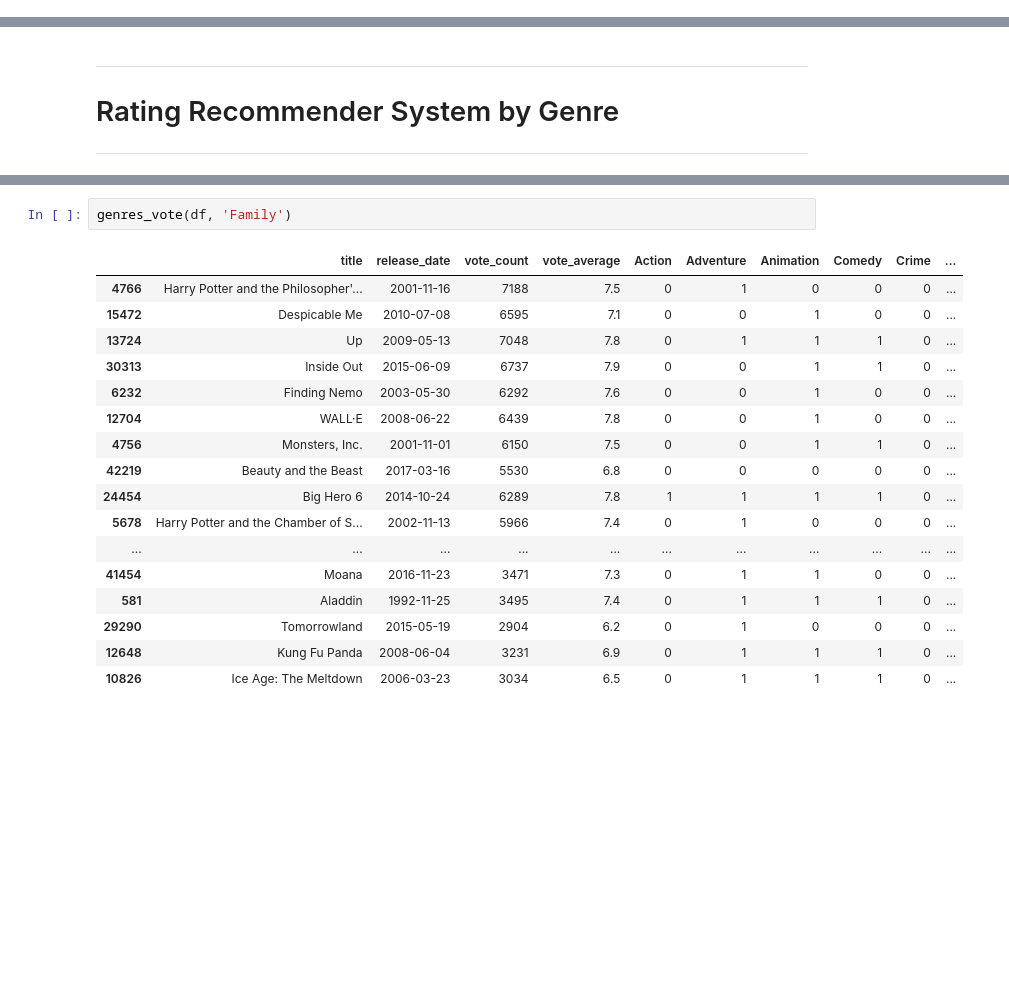
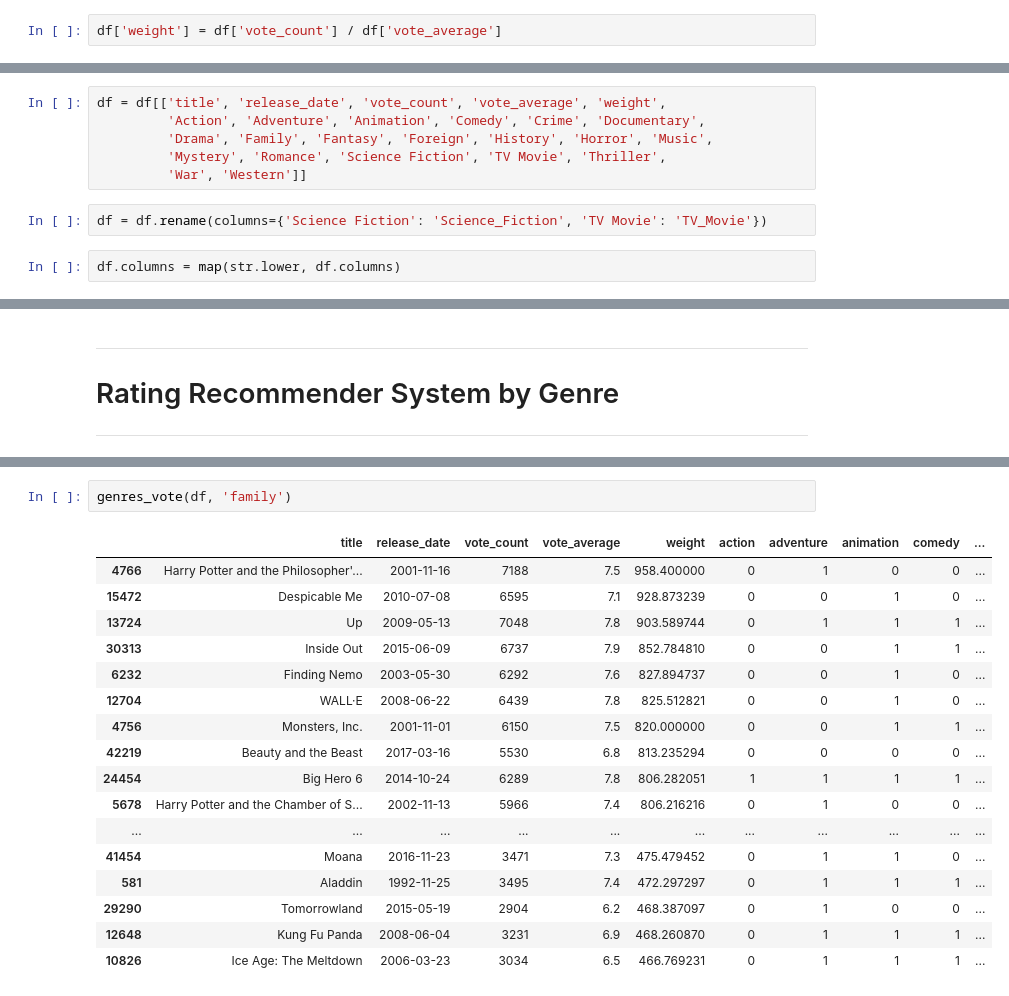
Before and after one commit to denissotnikov4/movie-recommender-systems, a Jupyter notebook: rating_recommendation_system.ipynb, the cells around one changed output, grey strips where cells are left out. Cells and saved outputs as stored; diff of their text form; blank space fills up the shorter version.

Commit message:
Renamed the column names

```diff
--- a/rating_recommendation_system.ipynb
+++ b/rating_recommendation_system.ipynb
@@ -169,0 +182,2 @@ df.head()
+# %%
+df['weight'] = df['vote_count'] / df['vote_average']
@@ -169,0 +188,10 @@ df.head()
+# %%
+df = df[['title', 'release_date', 'vote_count', 'vote_average', 'weight',
+         'Action', 'Adventure', 'Animation', 'Comedy', 'Crime', 'Documentary',
+         'Drama', 'Family', 'Fantasy', 'Foreign', 'History', 'Horror', 'Music',
+         'Mystery', 'Romance', 'Science Fiction', 'TV Movie', 'Thriller',
+         'War', 'Western']]
+# %%
+df = df.rename(columns={'Science Fiction': 'Science_Fiction', 'TV Movie': 'TV_Movie'})
+# %%
+df.columns = map(str.lower, df.columns)
@@ -250,20 +287,20 @@ genres_vote(df, 'Crime')
 # %%
-genres_vote(df, 'Family')
+genres_vote(df, 'family')
 # %% [output]
-|  | title | release_date | vote_count | vote_average | Action | Adventure | Animation | Comedy | Crime | ... |
-| 4766 | Harry Potter and the Philosopher'... | 2001-11-16 | 7188 | 7.5 | 0 | 1 | 0 | 0 | 0 | ... |
-| 15472 | Despicable Me | 2010-07-08 | 6595 | 7.1 | 0 | 0 | 1 | 0 | 0 | ... |
-| 13724 | Up | 2009-05-13 | 7048 | 7.8 | 0 | 1 | 1 | 1 | 0 | ... |
-| 30313 | Inside Out | 2015-06-09 | 6737 | 7.9 | 0 | 0 | 1 | 1 | 0 | ... |
-| 6232 | Finding Nemo | 2003-05-30 | 6292 | 7.6 | 0 | 0 | 1 | 0 | 0 | ... |
-| 12704 | WALL·E | 2008-06-22 | 6439 | 7.8 | 0 | 0 | 1 | 0 | 0 | ... |
-| 4756 | Monsters, Inc. | 2001-11-01 | 6150 | 7.5 | 0 | 0 | 1 | 1 | 0 | ... |
-| 42219 | Beauty and the Beast | 2017-03-16 | 5530 | 6.8 | 0 | 0 | 0 | 0 | 0 | ... |
-| 24454 | Big Hero 6 | 2014-10-24 | 6289 | 7.8 | 1 | 1 | 1 | 1 | 0 | ... |
-| 5678 | Harry Potter and the Chamber of S... | 2002-11-13 | 5966 | 7.4 | 0 | 1 | 0 | 0 | 0 | ... |
+|  | title | release_date | vote_count | vote_average | weight | action | adventure | animation | comedy | ... |
+| 4766 | Harry Potter and the Philosopher'... | 2001-11-16 | 7188 | 7.5 | 958.400000 | 0 | 1 | 0 | 0 | ... |
+| 15472 | Despicable Me | 2010-07-08 | 6595 | 7.1 | 928.873239 | 0 | 0 | 1 | 0 | ... |
+| 13724 | Up | 2009-05-13 | 7048 | 7.8 | 903.589744 | 0 | 1 | 1 | 1 | ... |
+| 30313 | Inside Out | 2015-06-09 | 6737 | 7.9 | 852.784810 | 0 | 0 | 1 | 1 | ... |
+| 6232 | Finding Nemo | 2003-05-30 | 6292 | 7.6 | 827.894737 | 0 | 0 | 1 | 0 | ... |
+| 12704 | WALL·E | 2008-06-22 | 6439 | 7.8 | 825.512821 | 0 | 0 | 1 | 0 | ... |
+| 4756 | Monsters, Inc. | 2001-11-01 | 6150 | 7.5 | 820.000000 | 0 | 0 | 1 | 1 | ... |
+| 42219 | Beauty and the Beast | 2017-03-16 | 5530 | 6.8 | 813.235294 | 0 | 0 | 0 | 0 | ... |
+| 24454 | Big Hero 6 | 2014-10-24 | 6289 | 7.8 | 806.282051 | 1 | 1 | 1 | 1 | ... |
+| 5678 | Harry Potter and the Chamber of S... | 2002-11-13 | 5966 | 7.4 | 806.216216 | 0 | 1 | 0 | 0 | ... |
 | ... | ... | ... | ... | ... | ... | ... | ... | ... | ... | ... |
-| 41454 | Moana | 2016-11-23 | 3471 | 7.3 | 0 | 1 | 1 | 0 | 0 | ... |
-| 581 | Aladdin | 1992-11-25 | 3495 | 7.4 | 0 | 1 | 1 | 1 | 0 | ... |
-| 29290 | Tomorrowland | 2015-05-19 | 2904 | 6.2 | 0 | 1 | 0 | 0 | 0 | ... |
-| 12648 | Kung Fu Panda | 2008-06-04 | 3231 | 6.9 | 0 | 1 | 1 | 1 | 0 | ... |
-| 10826 | Ice Age: The Meltdown | 2006-03-23 | 3034 | 6.5 | 0 | 1 | 1 | 1 | 0 | ... |
+| 41454 | Moana | 2016-11-23 | 3471 | 7.3 | 475.479452 | 0 | 1 | 1 | 0 | ... |
+| 581 | Aladdin | 1992-11-25 | 3495 | 7.4 | 472.297297 | 0 | 1 | 1 | 1 | ... |
+| 29290 | Tomorrowland | 2015-05-19 | 2904 | 6.2 | 468.387097 | 0 | 1 | 0 | 0 | ... |
+| 12648 | Kung Fu Panda | 2008-06-04 | 3231 | 6.9 | 468.260870 | 0 | 1 | 1 | 1 | ... |
+| 10826 | Ice Age: The Meltdown | 2006-03-23 | 3034 | 6.5 | 466.769231 | 0 | 1 | 1 | 1 | ... |
```
Also changed, not shown: parts of 10 cells of this notebook.
